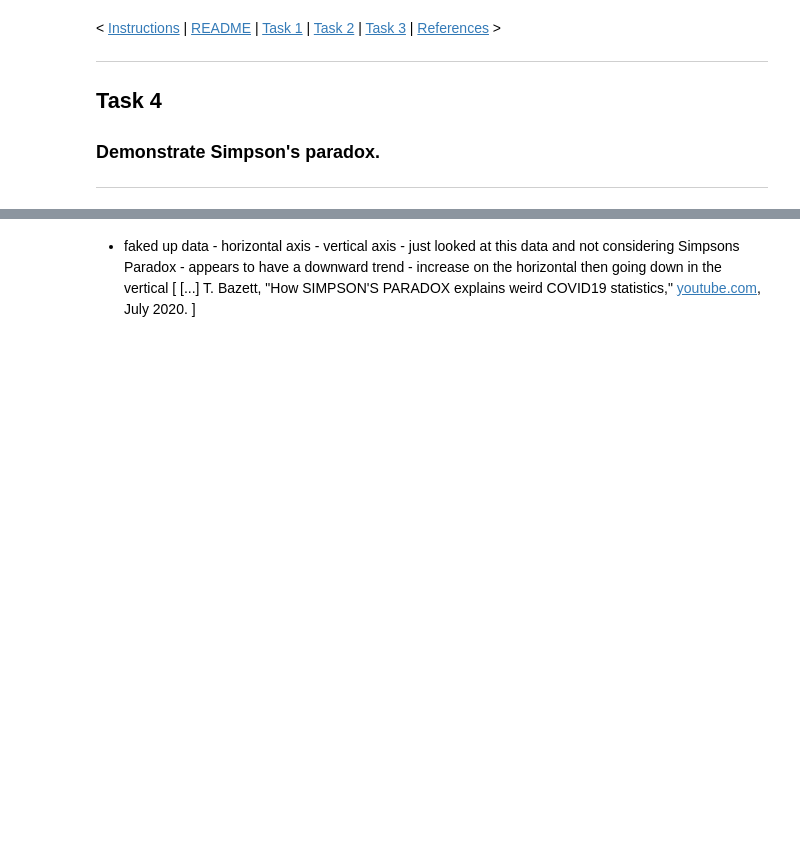
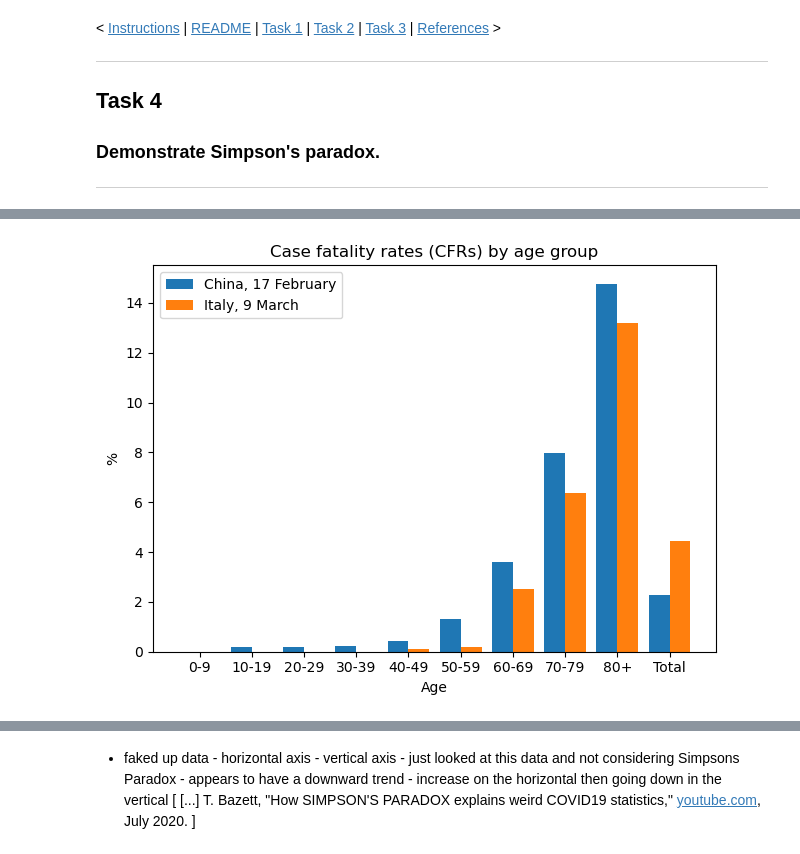
Before and after one commit to E6985/fda-tasks, a Jupyter notebook: Fundamentals-of-Data-Analysis-Tasks-2020.ipynb, the cells around one changed output, grey strips where cells are left out. Drawn from its saved outputs; the diff is of its cells as text; code cells hidden in the pictures; blank space fills up the shorter version.

```diff
--- a/Fundamentals-of-Data-Analysis-Tasks-2020.ipynb
+++ b/Fundamentals-of-Data-Analysis-Tasks-2020.ipynb
@@ -1244,0 +1348,14 @@ sns.distplot(nOutput);
+# %%
+Italy_Mar9 = Covid19Dataset(
+    country = 'Italy',
+    date = '9 March',
+    confirmed_cases = [43, 85, 296, 470, 891, 1453, 1471, 1785, 1532],
+    fatalities = [0, 0, 0, 0, 1, 3, 37, 114, 202],
+    source = {
+        'type': 'official report',
+        'date': '9 March 2020, 4pm',
+        'author': 'Istituto Superiore di Sanità \
+            (ISS, Italian National Institute of Health)',
+        'url': 'https://www.epicentro.iss.it/coronavirus/bollettino/Bollettino-\sorveglianza-integrata-COVID-19_09-marzo-2020.pdf'
+        }
+)
@@ -1244,0 +1387,66 @@ sns.distplot(nOutput);
+# %%
+def autolabel(rects, ax, decimal_points=1, fontsize=10):
+    """Attach a text label above each bar in *rects*, displaying its height."""
+    for rect in rects:
+        height = rect.get_height()
+        text_offset = (0, 3) if height >= 0 else (-2, -13)
+        ax.annotate(f"{height:.{decimal_points}f}",
+                    xy=(rect.get_x() + rect.get_width() / 2, height),
+                    xytext=text_offset,
+                    textcoords="offset points",
+                    ha='center', va='bottom',
+                    fontsize=fontsize)
+
+def bar_chart_by_age(datasets, type, show_numbers=True, size=None):
+    n_data = len(datasets)
+    w = 1/n_data
+    if size is not None:
+        fig, ax = plt.subplots(figsize=size)
+
+    else:
+        fig, ax = plt.subplots()
+
+    ax.set_xlabel('Age')
+    ax.set_ylabel('%')
+    i = 0
+    for data in datasets:
+        data_id  = data.country + ', ' + data.date
+        if type == 'cases_by_age':
+            labels = datasets[0].age_ranges
+            x = 1.25 * np.arange(len(labels))  # the label locations
+            x_init = x - 0.5 + w/2
+            ax.set_xticks(x)
+            ax.set_xticklabels(labels)
+            ax.set_title('Proportion of confirmed cases by age group')
+            y = 100 * data.case_rates_by_age
+            bar = ax.bar(x_init + i/n_data, y, w, label=data_id)
+
+        elif type == 'cfr':
+            labels = datasets[0].age_ranges + ['Total']
+            x = 1.25 * np.arange(len(labels))  # the label locations
+            x_init = x - 0.5 + w/2
+            ax.set_xticks(x)
+            ax.set_xticklabels(labels)
+            ax.set_ylabel('%')
+            ax.set_title('Case fatality rates (CFRs) by age group')
+            y = np.append(100*data.cfr, 100*data.total_cfr)
+            bar = ax.bar(x_init + i/n_data, y, w, label=data_id)
+
+        else:
+            raise NotImplementedError
+            print("Plot type not supported. Please choose between 'cases_by_age' and 'cfr'.")
+
+        i += 1
+        if show_numbers:
+            autolabel(bar, ax)
+
+    ax.legend()
+    fig.tight_layout()
+    plt.show()
+    return fig
+
+data_Simpson = [China_Feb17, Italy_Mar9]
+fig = bar_chart_by_age(data_Simpson, 'cfr', show_numbers=False)
+fig.savefig('ChinaItalyCFRs.pdf', transparent=True, bbox_inches='tight')
+# %% [output]
+[figure, added]
```
Also changed, not shown: parts of 57 cells of this notebook.
